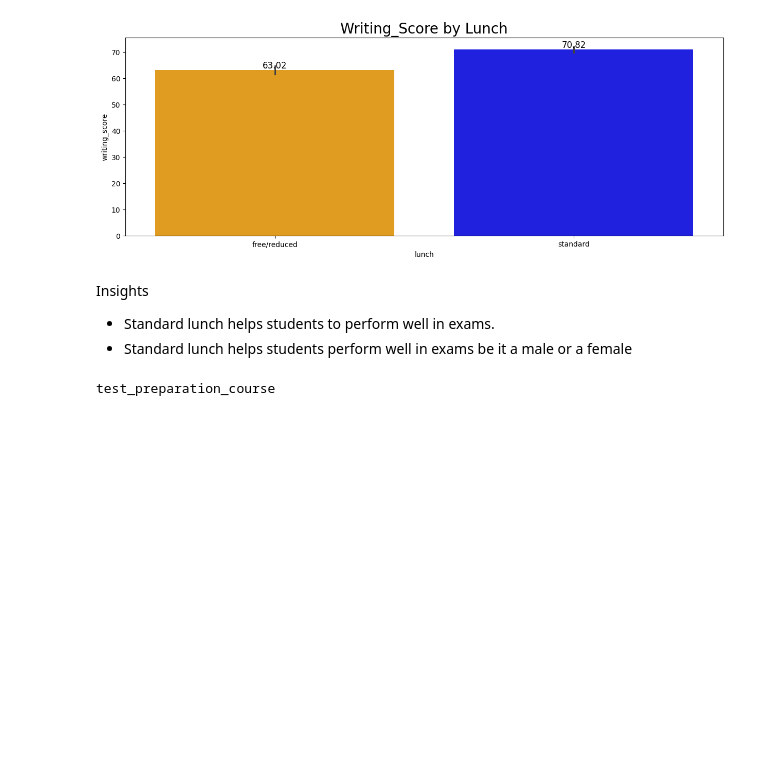
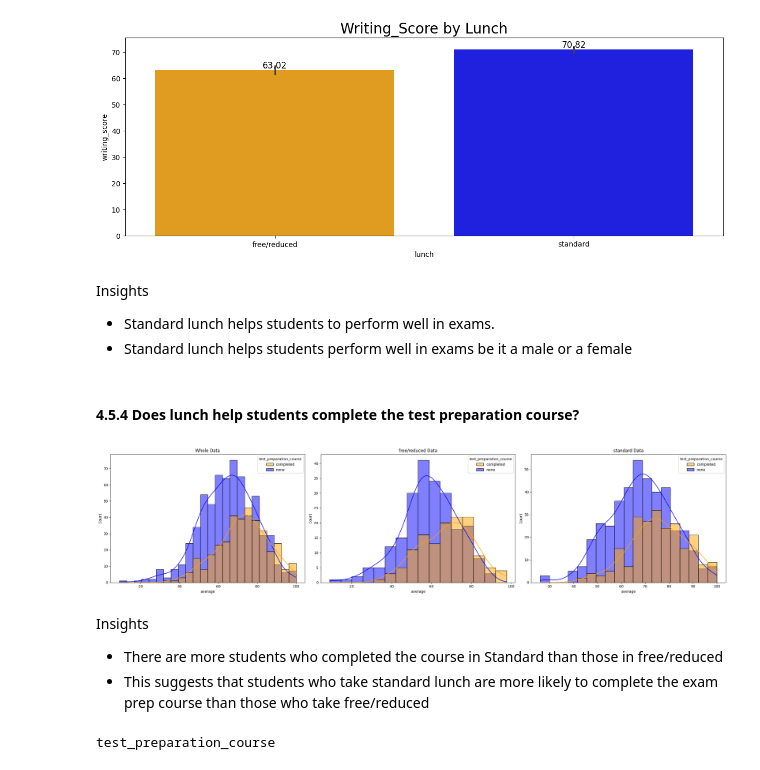
Before and after one commit to adamu-joseph/student-performance-indicator, a Jupyter notebook: notebook/1.EDA STUDENT PERFORMANCE.ipynb, the cells around one changed output. Cells and saved outputs as stored; diff of their text form; code cells hidden in the pictures; blank space fills up the shorter version.

```diff
--- a/notebook/1.EDA STUDENT PERFORMANCE.ipynb
+++ b/notebook/1.EDA STUDENT PERFORMANCE.ipynb
@@ -362,8 +328,9 @@ class Graph:
         plt.tight_layout()
         plt.show()
 
-    def histogram(self, cat_var):
-        """Histogram of average vs categorical variable with consistent colors"""
+    def histogram(self, cat_var, column='gender', plot1='female', plot2='male'):
+        """Histogram of average vs categorical variable with consistent colors
+        Plots with main plot, plot1 and plot2 where plot1 and plot2 are values from column """
         if cat_var not in self.df.columns:
             raise ValueError("No such column in the dataframe!")
         if cat_var == "gender":
@@ -377,11 +344,11 @@ class Graph:
         sns.histplot(data=self.df, x='average', kde=True, hue=cat_var, palette=palette, ax=axs[0])
         axs[0].set_title("Whole Data")
         # Females only
-        sns.histplot(data=self.df[self.df.gender=='female'], x='average', kde=True, hue=cat_var, palette=palette, ax=axs[1])
-        axs[1].set_title("Females Data")
+        sns.histplot(data=self.df[self.df[column]==plot1], x='average', kde=True, hue=cat_var, palette=palette, ax=axs[1])
+        axs[1].set_title(f"{plot1} Data")
         # Males only
-        sns.histplot(data=self.df[self.df.gender=='male'], x='average', kde=True, hue=cat_var, palette=palette, ax=axs[2])
-        axs[2].set_title("Males Data")
+        sns.histplot(data=self.df[self.df[column]==plot2], x='average', kde=True, hue=cat_var, palette=palette, ax=axs[2])
+        axs[2].set_title(f"{plot2} Data")
 
         plt.tight_layout()
         plt.show()
@@ -733,6 +700,17 @@ Insights
 
 - Standard lunch helps students to perform well in exams.
 - Standard lunch helps students perform well in exams be it a male or a female
+# %% [markdown]
+#### 4.5.4 Does lunch help students complete the test preparation course?
+# %%
+graph.histogram('test_preparation_course', 'lunch', 'free/reduced', 'standard')
+# %% [output]
+[figure, added]
+# %% [markdown]
+Insights
+
+- There are more students who completed the course in Standard than those in free/reduced
+- This suggests that students who take standard lunch are more likely to complete the exam prep course than those who take free/reduced
 # %%
 var = next_variable('c')
 # %%
```
Also changed, not shown: parts of 2 cells of this notebook, 9 other files.
